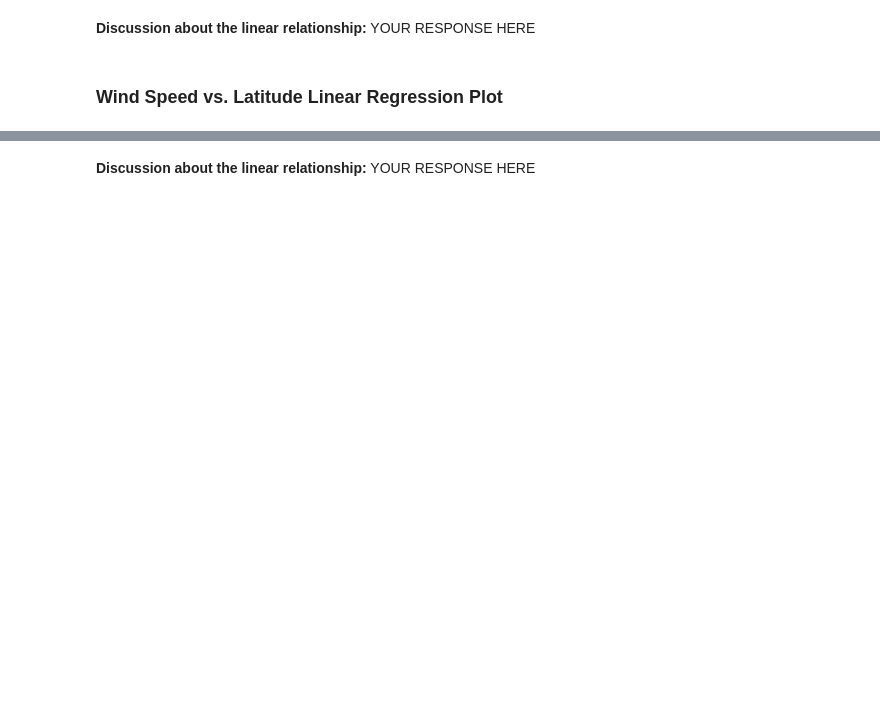
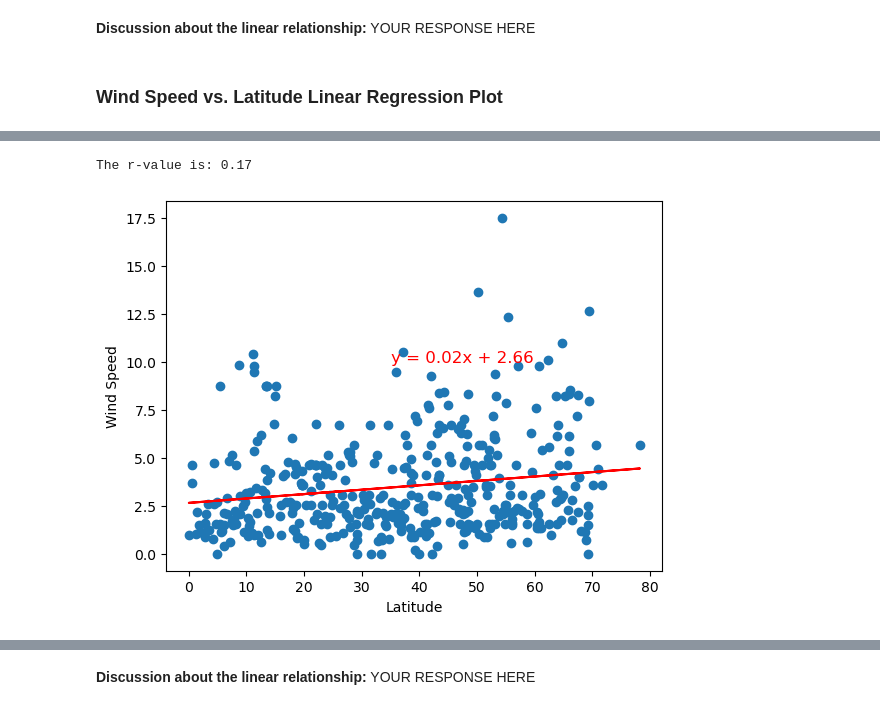
Before and after one commit to bobhulsy/python-api-challenge, a Jupyter notebook: WeatherPy/WeatherPy -test.ipynb, the cells around one changed output, grey strips where cells are left out. Saved outputs shown, nothing was run; the diff lists cells and outputs as text; code cells hidden in the pictures; blank space fills up the shorter version.

```diff
--- a/WeatherPy/WeatherPy -test.ipynb
+++ b/WeatherPy/WeatherPy -test.ipynb
@@ -376,0 +389,12 @@ The r-value is: 0.062239040700515696
+# %%
+# Northern Hemisphere
+plt.scatter(northern_hemi_df['Lat'], northern_hemi_df['Wind Speed'])
+plt.plot(northern_hemi_df['Lat'], regressfunction(northern_hemi_df['Lat'], northern_hemi_df['Wind Speed'])[0], color='r')
+plt.annotate(regressfunction(northern_hemi_df['Lat'], northern_hemi_df['Wind Speed'])[1],(35, 10),fontsize=12,color='r')
+plt.ylabel('Wind Speed')
+plt.xlabel('Latitude')
+print(regressfunction(northern_hemi_df['Lat'], northern_hemi_df['Wind Speed'])[2])
+plt.show()
+# %% [output]
+The r-value is: 0.17
+[figure, added]
```
Also changed, not shown: parts of 11 cells of this notebook.
